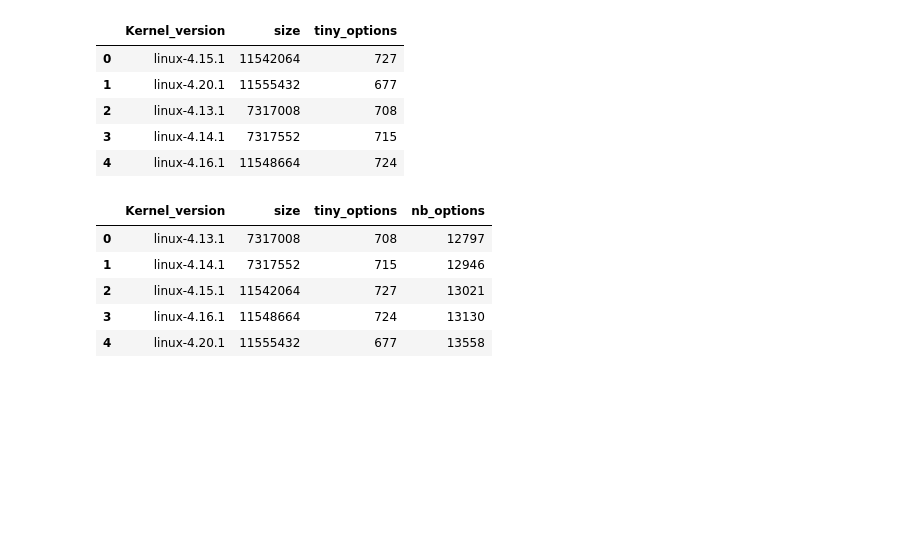
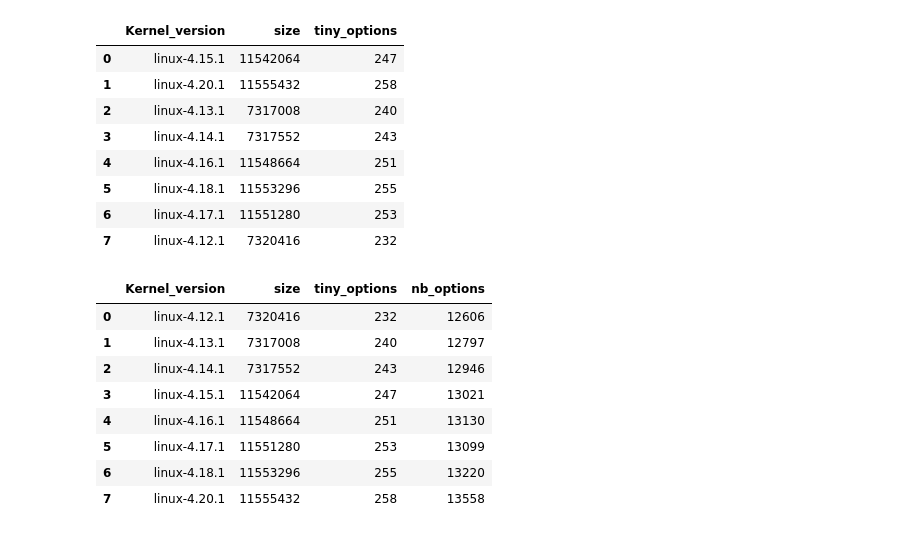
Before and after one commit to TuxML/evolution-showcase, a Jupyter notebook: evo-query.ipynb, the cells around one changed output. Cells and saved outputs as stored; diff of their text form; code cells hidden in the pictures; blank space fills up the shorter version.

Commit message:
new versions

```diff
--- a/evo-query.ipynb
+++ b/evo-query.ipynb
@@ -38,40 +38,43 @@ def compute_kernel(cid):
 
     finally:
         cursor.close()
         socket.close()
 
     return None
 
 def count_active_options(conf):
     #lines = conf.splitlines()
     #n = 0
     #for line in lines:
     #    if line.startswith("CONFIG"):
     #        n = n + 1
     #return n
-    return len(re.findall("CONFIG_", conf))
+    return len(re.findall("=y", conf))
 
 ksizes_tiny = pd.DataFrame(columns=['Kernel_version', 'size', 'tiny_options'])
 # 30
-cids = [38, 35, 40, 41, 42] # cids of tiny kernels
+cids = [38, 35, 40, 41, 42, 61, 57, 54] # cids of tiny kernels
 i = 0
 for cid in cids:
     r = compute_kernel(cid)
     kversion = r[0]
     ksize = r[1]
     conf = bz2.decompress(r[2]).decode('ascii')
     noptions = count_active_options(conf)
     ksizes_tiny.loc[i] = ("linux-" + str(kversion), ksize, noptions)
     i = i + 1
 
 ksizes_tiny
 # %% [output]
 |  | Kernel_version | size | tiny_options |
-| 0 | linux-4.15.1 | 11542064 | 727 |
-| 1 | linux-4.20.1 | 11555432 | 677 |
-| 2 | linux-4.13.1 | 7317008 | 708 |
-| 3 | linux-4.14.1 | 7317552 | 715 |
-| 4 | linux-4.16.1 | 11548664 | 724 |
+| 0 | linux-4.15.1 | 11542064 | 247 |
+| 1 | linux-4.20.1 | 11555432 | 258 |
+| 2 | linux-4.13.1 | 7317008 | 240 |
+| 3 | linux-4.14.1 | 7317552 | 243 |
+| 4 | linux-4.16.1 | 11548664 | 251 |
+| 5 | linux-4.18.1 | 11553296 | 255 |
+| 6 | linux-4.17.1 | 11551280 | 253 |
+| 7 | linux-4.12.1 | 7320416 | 232 |
 # %%
 
 
@@ -88,15 +91,18 @@ df_integrated_evokernel = df_integrated_evokernel.reset_index(drop=True).drop(co
 #df_integrated_evokernel.plot(y='size', figsize=(15, 8), style='.')
 #plt.xticks(ticks=df_integrated_evokernel.index.values, labels=df_integrated_evokernel['Kernel_version'].str.replace("linux-", "", case = False))
 #plt.show()
-# %%
-df_integrated_evokernel
-# %% [output]
-|  | Kernel_version | size | tiny_options | nb_options |
-| 0 | linux-4.13.1 | 7317008 | 708 | 12797 |
-| 1 | linux-4.14.1 | 7317552 | 715 | 12946 |
-| 2 | linux-4.15.1 | 11542064 | 727 | 13021 |
-| 3 | linux-4.16.1 | 11548664 | 724 | 13130 |
-| 4 | linux-4.20.1 | 11555432 | 677 | 13558 |
+# %%
+df_integrated_evokernel.sort_values(by="Kernel_version")
+# %% [output]
+|  | Kernel_version | size | tiny_options | nb_options |
+| 0 | linux-4.12.1 | 7320416 | 232 | 12606 |
+| 1 | linux-4.13.1 | 7317008 | 240 | 12797 |
+| 2 | linux-4.14.1 | 7317552 | 243 | 12946 |
+| 3 | linux-4.15.1 | 11542064 | 247 | 13021 |
+| 4 | linux-4.16.1 | 11548664 | 251 | 13130 |
+| 5 | linux-4.17.1 | 11551280 | 253 | 13099 |
+| 6 | linux-4.18.1 | 11553296 | 255 | 13220 |
+| 7 | linux-4.20.1 | 11555432 | 258 | 13558 |
 # %%
 import numpy as np
 import matplotlib.pyplot as plt
```
Also changed, not shown: parts of 1 cell of this notebook, 2 other files.
